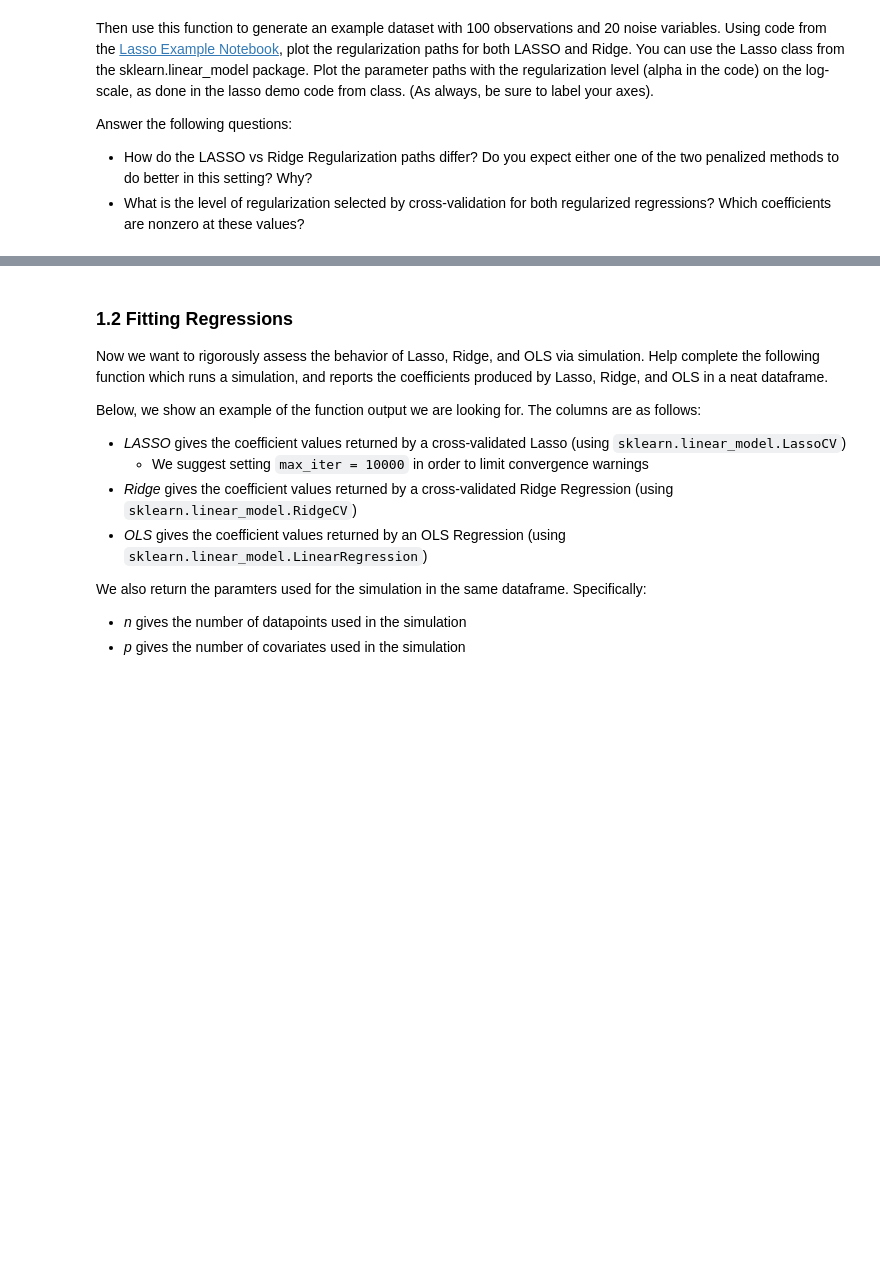
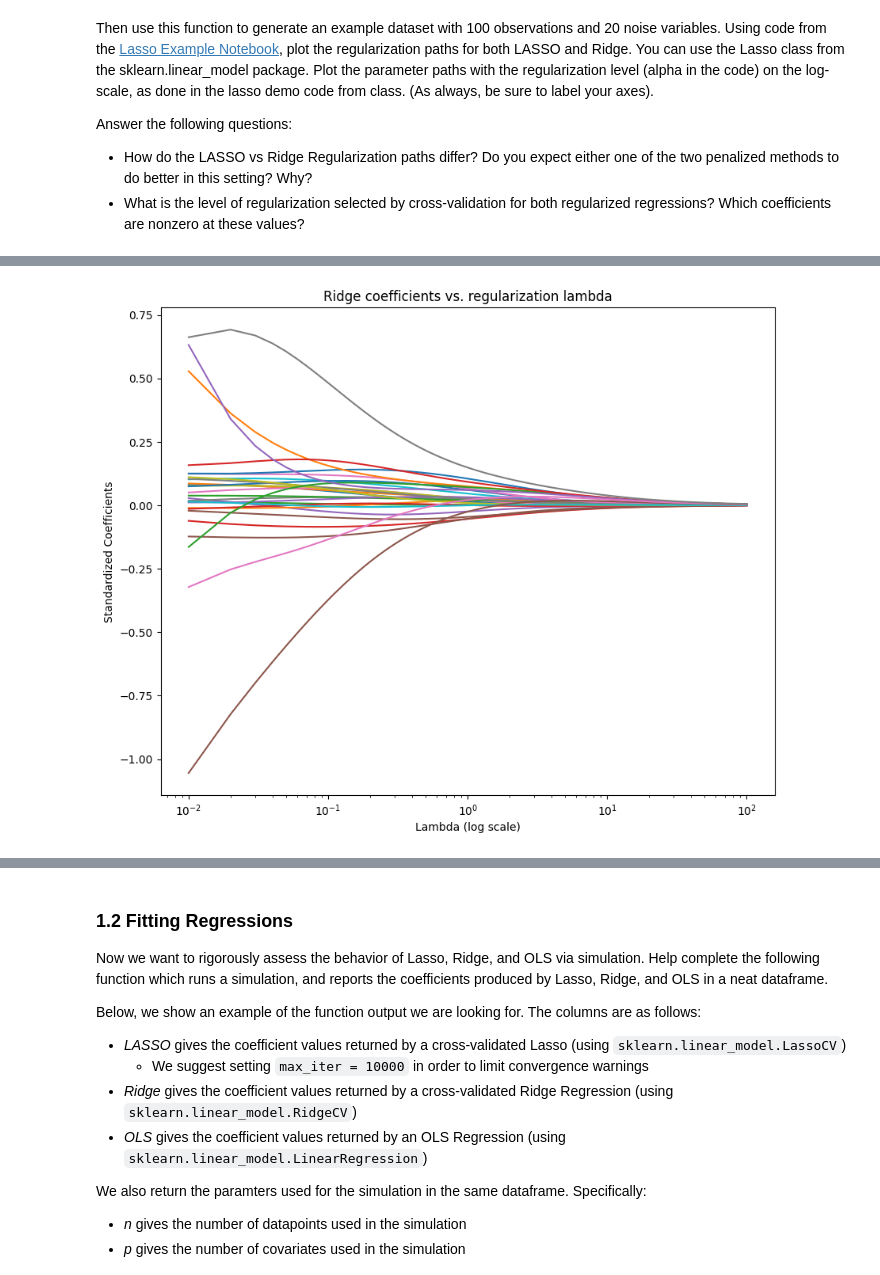
Before and after one commit to felicia9820/sds6650_intermediate_machine_learning, a Jupyter notebook: assignments/assn1/assn1_wv.ipynb, the cells around one changed output, grey strips where cells are left out. Drawn from its saved outputs; the diff is of its cells as text; code cells hidden in the pictures; blank space fills up the shorter version.

```diff
--- a/assignments/assn1/assn1_wv.ipynb
+++ b/assignments/assn1/assn1_wv.ipynb
@@ -121,0 +180,22 @@ Answer the following questions:
+# %%
+# 1.1.3 Plot regularization paths for Ridge
+alphas_ridge = np.linspace(1,10000,10000)
+ridge = Ridge()
+coefs = []
+
+for a in alphas_ridge:
+    ridge.set_params(alpha=a)
+    ridge.fit(X_sim, y_sim)
+    coefs.append(ridge.coef_)
+
+plt.figure(figsize=(10,8))
+ax = plt.gca()
+ax.plot(alphas_ridge/X_sim.shape[0], coefs)
+ax.set_xscale('log')
+plt.axis('tight')
+plt.xlabel('Lambda (log scale)')
+plt.ylabel('Standardized Coefficients')
+plt.title('Ridge coefficients vs. regularization lambda')
+plt.show()
+# %% [output]
+[figure, added]
```
Also changed, not shown: parts of 7 cells of this notebook.
